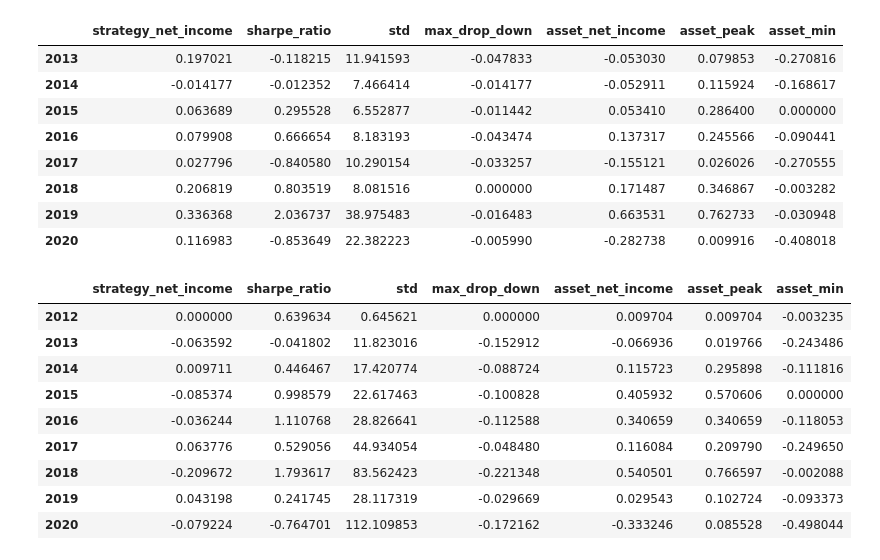
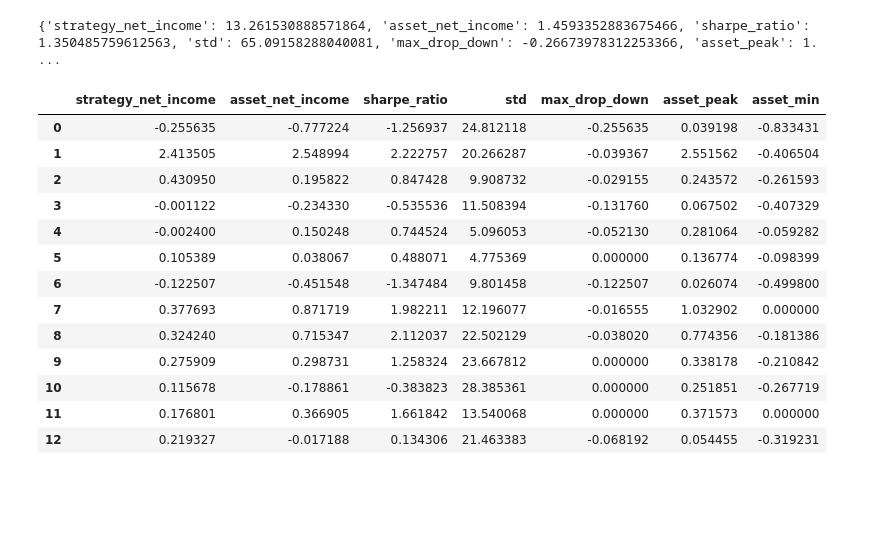
Before and after one commit to mrsnurk32/trading-data, a Jupyter notebook: BackTestingNotebook.ipynb, the cells around one changed output. Cells and saved outputs as stored; diff of their text form; code cells hidden in the pictures; blank space fills up the shorter version.

```diff
--- a/BackTestingNotebook.ipynb
+++ b/BackTestingNotebook.ipynb
@@ -5,13 +5,13 @@ import numpy as np
 import pandas as pd
 import matplotlib.pyplot as plt
 # %%
-tester = BackTester(take_profit = 10, stop_loss = 1)
+tester = BackTester(take_profit = 10, stop_loss = 3)
 
-for ticker in pd.read_csv('approved_tickers.csv').tickers.to_list():
+# for ticker in pd.read_csv('approved_tickers.csv').tickers.to_list():
 
-    stock_data = BackTester.get_frame(ticker, simple = True, time_frame = '1h')
-    stock_data = MACD_Simple.get_strategy_frame(stock_data)
+stock_data = BackTester.get_frame('SBER', simple = True, time_frame = '1h')
+stock_data = MACD_Simple.get_strategy_frame(stock_data)
 
-    result = tester.test_strategy(stock_data)
-    BackTester.visualize(result)
+result = tester.test_strategy(stock_data)
+BackTester.visualize(result)
 # %% [output]
@@ -31,53 +20,59 @@ for ticker in pd.read_csv('approved_tickers.csv').tickers.to_list():
 # %%
-def evaluate_strategy(frame):
+def evaluate_strategy(frame, period = 'Year'):
     #required columns [close, ret]
+    #Accepted periods = [Year,Month]
 
     def get_data(df, year = None):
 
         if year is not None:
-            df = df[df.time.dt.year == year].copy()
+            df = df[df.time.dt.year == year]
 
         return dict(
             strategy_net_income = df.Strategy_returns.iloc[-1] / df.Strategy_returns.iloc[0] -1,
+            asset_net_income = df.close.iloc[-1] / df.close.iloc[0] - 1,
             sharpe_ratio = (df.ret.mean() / df.ret.std())*np.sqrt(len(df)),
             std = df.close.std(),
             max_drop_down = (df.Strategy_returns.min() / df.Strategy_returns.iloc[0]) - 1,
-            asset_net_income = df.close.iloc[-1] / df.close.iloc[0] - 1,
             asset_peak = df.close.max() / df.close.iloc[0] -1,
             asset_min = df.close.min() / df.close.iloc[0] -1
         )
 
     frame = frame.iloc[1:]
     total_result = get_data(df = frame)
+    print(total_result)
+    year_list = frame.time.dt.year.unique()
+    months = [i for i in range(1,13)]
+    compare_list = list()
+    index = None
+    if period == 'Year':
+        compare_list = list(map(lambda year:get_data(df = frame, year = year),year_list))
+        index = year_list
 
-    year_list = frame.time.dt.year.unique()
+    if period == 'Month':
+        for year in year_list:
+            month_list = frame[frame.time.dt.year == year].time.dt.month.unique()
+            for month in month_list:
+                df = frame[(frame.time.dt.year == year) & (frame.time.dt.month == month)]
+                compare_list.append(get_data(df))
 
-    compare_list = list(map(lambda year:get_data(df = frame, year = year),year_list))
+    return pd.DataFrame(compare_list)
 
-    return pd.DataFrame(compare_list , index = year_list)
-
-temp = evaluate_strategy(result)
+temp = evaluate_strategy(result, period = 'Year')
+# temp.asset_net_income = temp.asset_net_income.shift(1)
 temp
 # %% [output]
+{'strategy_net_income': 13.261530888571864, 'asset_net_income': 1.4593352883675466, 'sharpe_ratio': 1.350485759612563, 'std': 65.09158288040081, 'max_drop_down': -0.26673978312253366, 'asset_peak': 1. ...
-|  | strategy_net_income | sharpe_ratio | std | max_drop_down | asset_net_income | asset_peak | asset_min |
-| 2013 | 0.197021 | -0.118215 | 11.941593 | -0.047833 | -0.053030 | 0.079853 | -0.270816 |
-| 2014 | -0.014177 | -0.012352 | 7.466414 | -0.014177 | -0.052911 | 0.115924 | -0.168617 |
-| 2015 | 0.063689 | 0.295528 | 6.552877 | -0.011442 | 0.053410 | 0.286400 | 0.000000 |
-| 2016 | 0.079908 | 0.666654 | 8.183193 | -0.043474 | 0.137317 | 0.245566 | -0.090441 |
-| 2017 | 0.027796 | -0.840580 | 10.290154 | -0.033257 | -0.155121 | 0.026026 | -0.270555 |
-| 2018 | 0.206819 | 0.803519 | 8.081516 | 0.000000 | 0.171487 | 0.346867 | -0.003282 |
-| 2019 | 0.336368 | 2.036737 | 38.975483 | -0.016483 | 0.663531 | 0.762733 | -0.030948 |
-| 2020 | 0.116983 | -0.853649 | 22.382223 | -0.005990 | -0.282738 | 0.009916 | -0.408018 |
+|  | strategy_net_income | asset_net_income | sharpe_ratio | std | max_drop_down | asset_peak | asset_min |
+| 0 | -0.255635 | -0.777224 | -1.256937 | 24.812118 | -0.255635 | 0.039198 | -0.833431 |
+| 1 | 2.413505 | 2.548994 | 2.222757 | 20.266287 | -0.039367 | 2.551562 | -0.406504 |
+| 2 | 0.430950 | 0.195822 | 0.847428 | 9.908732 | -0.029155 | 0.243572 | -0.261593 |
+| 3 | -0.001122 | -0.234330 | -0.535536 | 11.508394 | -0.131760 | 0.067502 | -0.407329 |
+| 4 | -0.002400 | 0.150248 | 0.744524 | 5.096053 | -0.052130 | 0.281064 | -0.059282 |
+| 5 | 0.105389 | 0.038067 | 0.488071 | 4.775369 | 0.000000 | 0.136774 | -0.098399 |
+| 6 | -0.122507 | -0.451548 | -1.347484 | 9.801458 | -0.122507 | 0.026074 | -0.499800 |
+| 7 | 0.377693 | 0.871719 | 1.982211 | 12.196077 | -0.016555 | 1.032902 | 0.000000 |
+| 8 | 0.324240 | 0.715347 | 2.112037 | 22.502129 | -0.038020 | 0.774356 | -0.181386 |
+| 9 | 0.275909 | 0.298731 | 1.258324 | 23.667812 | 0.000000 | 0.338178 | -0.210842 |
+| 10 | 0.115678 | -0.178861 | -0.383823 | 28.385361 | 0.000000 | 0.251851 | -0.267719 |
+| 11 | 0.176801 | 0.366905 | 1.661842 | 13.540068 | 0.000000 | 0.371573 | 0.000000 |
+| 12 | 0.219327 | -0.017188 | 0.134306 | 21.463383 | -0.068192 | 0.054455 | -0.319231 |
-# %%
-temp
-# %% [output]
-|  | strategy_net_income | sharpe_ratio | std | max_drop_down | asset_net_income | asset_peak | asset_min |
-| 2012 | 0.000000 | 0.639634 | 0.645621 | 0.000000 | 0.009704 | 0.009704 | -0.003235 |
-| 2013 | -0.063592 | -0.041802 | 11.823016 | -0.152912 | -0.066936 | 0.019766 | -0.243486 |
-| 2014 | 0.009711 | 0.446467 | 17.420774 | -0.088724 | 0.115723 | 0.295898 | -0.111816 |
-| 2015 | -0.085374 | 0.998579 | 22.617463 | -0.100828 | 0.405932 | 0.570606 | 0.000000 |
-| 2016 | -0.036244 | 1.110768 | 28.826641 | -0.112588 | 0.340659 | 0.340659 | -0.118053 |
-| 2017 | 0.063776 | 0.529056 | 44.934054 | -0.048480 | 0.116084 | 0.209790 | -0.249650 |
-| 2018 | -0.209672 | 1.793617 | 83.562423 | -0.221348 | 0.540501 | 0.766597 | -0.002088 |
-| 2019 | 0.043198 | 0.241745 | 28.117319 | -0.029669 | 0.029543 | 0.102724 | -0.093373 |
-| 2020 | -0.079224 | -0.764701 | 112.109853 | -0.172162 | -0.333246 | 0.085528 | -0.498044 |
```
Also changed, not shown: parts of 4 cells of this notebook, 1 other file.
